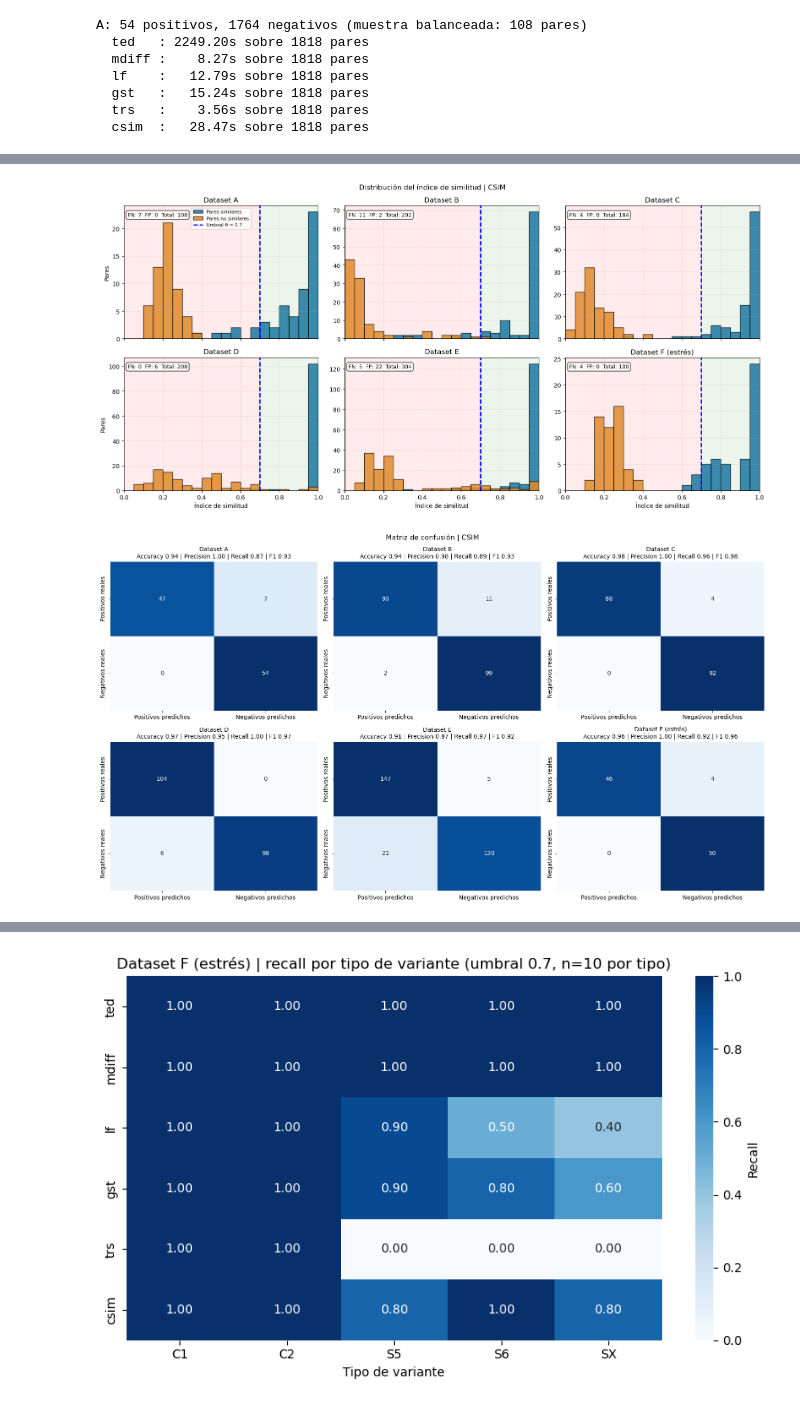
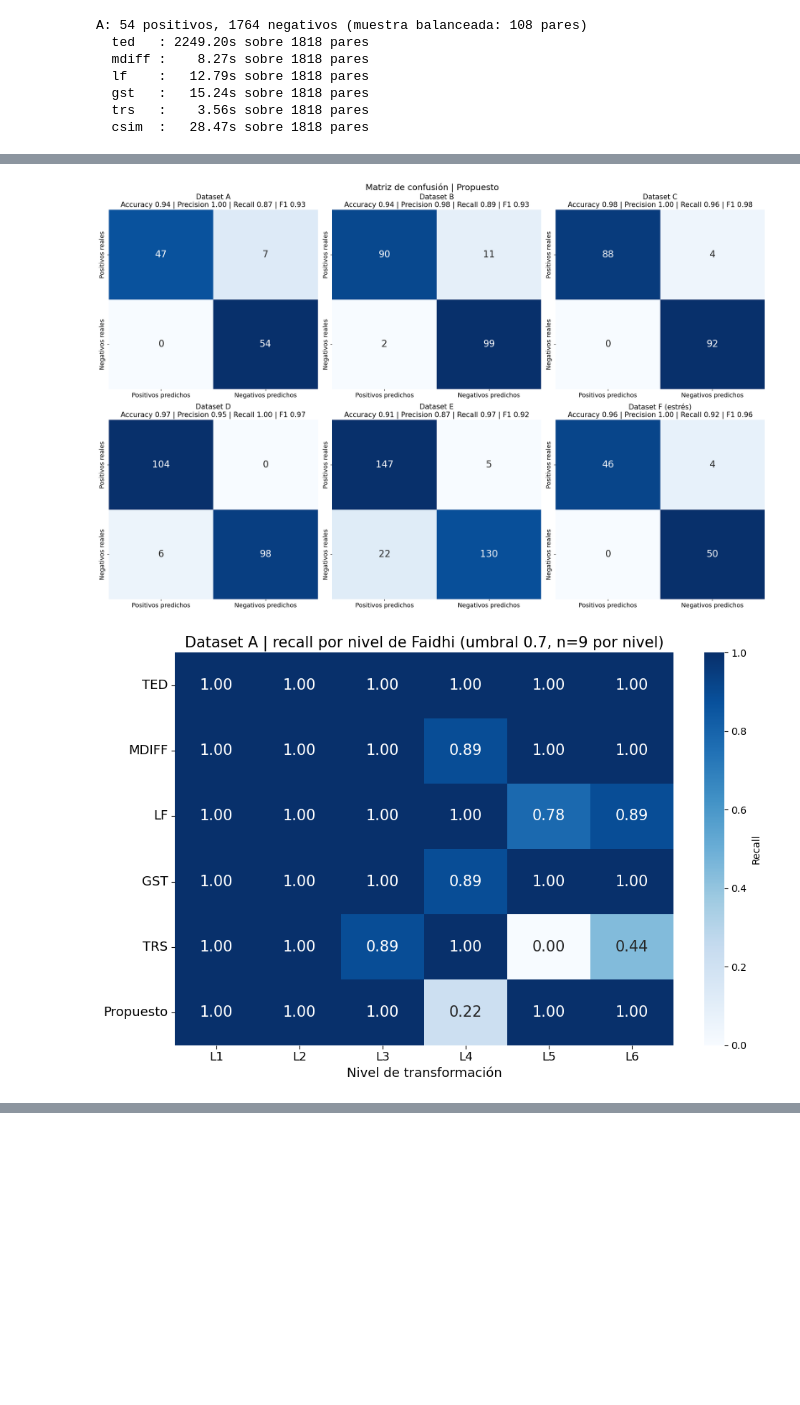
Before and after one commit to edsoneddy/scsc, a Jupyter notebook: notebooks/evaluation/evaluation.ipynb, the cells around one changed output, grey strips where cells are left out. Saved outputs shown, nothing was run; the diff lists cells and outputs as text; code cells hidden in the pictures; blank space fills up the shorter version.

```diff
--- a/notebooks/evaluation/evaluation.ipynb
+++ b/notebooks/evaluation/evaluation.ipynb
@@ -60,6 +60,9 @@ THRESHOLD = 0.70  # score >= THRESHOLD se clasifica como par similar (1)
 
 METHOD_COLORS = dict(zip(METHODS, sns.color_palette("tab10", len(METHODS))))
 
+# Nombre para mostrar en gráficas y tablas; "csim" es el algoritmo propuesto en la tesis
+METHOD_LABELS = {"ted": "TED", "mdiff": "MDIFF", "lf": "LF", "gst": "GST", "trs": "TRS", "csim": "Propuesto"}
+
 all_results = {}  # all_results[dataset_letter][method] = resultado de evaluate_method
 # %% [markdown]
 ## Funciones auxiliares
@@ -505,9 +508,9 @@ def plot_summary_heatmap(all_results, save_as=None):
             row.append(f1)
         rows.append(row)
 
-    df_f1 = pd.DataFrame(rows, index=[dataset_label(d) for d in dataset_letters], columns=METHODS)
+    df_f1 = pd.DataFrame(rows, index=[dataset_label(d) for d in dataset_letters], columns=[METHOD_LABELS.get(m, m) for m in METHODS])
 
-    plt.figure(figsize=(9, 6))
+    plt.figure(figsize=(10, 7))
     sns.heatmap(df_f1, annot=True, fmt=".2f", cmap="Blues", vmin=0, vmax=1, cbar_kws={"label": "F1-score"})
     plt.title("F1-score por método y dataset")
     plt.tight_layout()
@@ -531,9 +534,9 @@ def plot_overall_method_comparison(all_results, save_as=None):
     x = np.arange(len(metrics_names))
     width = 0.8 / len(METHODS)
 
-    plt.figure(figsize=(10, 6))
+    plt.figure(figsize=(11, 7))
     for i, m in enumerate(METHODS):
-        plt.bar(x + i * width, avg_data[m], width, label=m, color=METHOD_COLORS.get(m))
+        plt.bar(x + i * width, avg_data[m], width, label=METHOD_LABELS.get(m, m), color=METHOD_COLORS.get(m))
 
     plt.xticks(x + width * (len(METHODS) - 1) / 2, metrics_names)
     plt.ylim(0, 1.05)
@@ -551,8 +554,8 @@ def plot_overall_time_comparison(all_results, save_as=None):
     totals = [sum(all_results[ds][m]["time"] for ds in all_results) for m in METHODS]
     colors = [METHOD_COLORS.get(m) for m in METHODS]
 
-    plt.figure(figsize=(8, 5))
-    bars = plt.bar(METHODS, totals, color=colors)
+    plt.figure(figsize=(9, 6))
+    bars = plt.bar([METHOD_LABELS.get(m, m) for m in METHODS], totals, color=colors)
     plt.ylabel("Tiempo total (s)")
     plt.title(f"Tiempo total de ejecución por método (suma de los {len(all_results)} datasets)")
     for b, t in zip(bars, totals):
@@ -788,64 +794,41 @@ Las tres figuras grupales (F1 por dataset, métricas promedio y tiempo total) se
 # %%
-def plot_csim_distributions(all_results, method="csim", save_as=None):
-    """Distribución del índice de similitud por dataset, positivos frente a negativos, con el umbral."""
-    letters = list(all_results)
-    fig, axes = plt.subplots(2, 3, figsize=(16, 8), sharex=True)
-    bins = np.linspace(0, 1, 21)
-    for ax, L in zip(axes.ravel(), letters):
-        r = all_results[L][method]
-        s = np.array(r["scores"], dtype=float); y = np.array(r["truth"])
-        ax.axvspan(0, THRESHOLD, color="#ffe3e3", alpha=0.7); ax.axvspan(THRESHOLD, 1, color="#e3f1e3", alpha=0.7)
-        ax.hist(s[y == 1], bins=bins, color="#1b78a3", edgecolor="black", alpha=0.85, label="Pares similares")
-        ax.hist(s[y == 0], bins=bins, color="#e08a2b", edgecolor="black", alpha=0.85, label="Pares no similares")
-        ax.axvline(THRESHOLD, color="blue", linestyle="--", linewidth=2, label=f"Umbral θ = {THRESHOLD}")
-        fn = int(((s < THRESHOLD) & (y == 1)).sum()); fp = int(((s >= THRESHOLD) & (y == 0)).sum())
-        ax.text(0.02, 0.95, f"FN: {fn}  FP: {fp}  Total: {len(y)}", transform=ax.transAxes, va="top", fontsize=9,
-                bbox=dict(boxstyle="round", facecolor="white", alpha=0.9))
-        ax.set_title(dataset_label(L)); ax.set_xlim(0, 1); ax.grid(alpha=0.25)
-    for ax in axes.ravel()[len(letters):]:
-        ax.axis("off")
-    axes[0, 0].legend(loc="upper center", fontsize=8)
-    for ax in axes[1]: ax.set_xlabel("Índice de similitud")
-    for ax in axes[:, 0]: ax.set_ylabel("Pares")
-    fig.suptitle(f"Distribución del índice de similitud | {method.upper()}")
-    plt.tight_layout()
-    if save_as:
-        plt.savefig(os.path.join(FIG_DIR, save_as), dpi=150, bbox_inches="tight")
-    plt.show()
-
-
 def plot_csim_confusions(all_results, method="csim", save_as=None):
     """Matriz de confusión de un método en cada dataset, con sus métricas en el título."""
     letters = list(all_results)
-    fig, axes = plt.subplots(2, 3, figsize=(16, 9))
+    label = METHOD_LABELS.get(method, method.upper())
+    fig, axes = plt.subplots(2, 3, figsize=(20, 13))
     for ax, L in zip(axes.ravel(), letters):
         r = all_results[L][method]
         matrix, acc, prec, rec, f1 = calculate_metrics(r["truth"], r["pred"])
         sns.heatmap(pd.DataFrame(matrix, index=["Positivos reales", "Negativos reales"], columns=["Positivos predichos", "Negativos predichos"]),
-                    annot=True, fmt="d", cmap="Blues", cbar=False, ax=ax)
-        ax.set_title(f"{dataset_label(L)}\nAccuracy {acc:.2f} | Precision {prec:.2f} | Recall {rec:.2f} | F1 {f1:.2f}", fontsize=10)
+                    annot=True, fmt="d", annot_kws={"size": 20}, cmap="Blues", cbar=False, ax=ax)
+        ax.set_xticklabels(ax.get_xticklabels(), fontsize=13)
+        ax.set_yticklabels(ax.get_yticklabels(), fontsize=13, rotation=90, va="center")
+        ax.set_title(f"{dataset_label(L)}\nAccuracy {acc:.2f} | Precision {prec:.2f} | Recall {rec:.2f} | F1 {f1:.2f}", fontsize=15)
     for ax in axes.ravel()[len(letters):]:
         ax.axis("off")
-    fig.suptitle(f"Matriz de confusión | {method.upper()}")
+    fig.suptitle(f"Matriz de confusión | {label}", fontsize=18)
     plt.tight_layout()
     if save_as:
-        plt.savefig(os.path.join(FIG_DIR, save_as), dpi=150, bbox_inches="tight")
+        plt.savefig(os.path.join(FIG_DIR, save_as), dpi=200, bbox_inches="tight")
     plt.show()
 
 
 def plot_recall_heatmap(df, title, xlabel, save_as):
-    plt.figure(figsize=(8, 5))
-    sns.heatmap(df.loc[METHODS], annot=True, fmt=".2f", cmap="Blues", vmin=0, vmax=1, cbar_kws={"label": "Recall"})
-    plt.title(title); plt.xlabel(xlabel); plt.ylabel("")
+    df = df.rename(index=METHOD_LABELS).loc[[METHOD_LABELS.get(m, m) for m in METHODS]]
+    plt.figure(figsize=(10, 6.5))
+    sns.heatmap(df, annot=True, fmt=".2f", annot_kws={"size": 15}, cmap="Blues", vmin=0, vmax=1,
+                cbar_kws={"label": "Recall"})
+    plt.title(title, fontsize=15); plt.xlabel(xlabel, fontsize=13); plt.ylabel("")
+    plt.xticks(fontsize=12); plt.yticks(fontsize=13, rotation=0)
     plt.tight_layout()
-    plt.savefig(os.path.join(FIG_DIR, save_as), dpi=150, bbox_inches="tight")
+    plt.savefig(os.path.join(FIG_DIR, save_as), dpi=200, bbox_inches="tight")
     plt.show()
 
 
-plot_csim_distributions(all_results, save_as="fig_distribucion_csim.png")
 plot_csim_confusions(all_results, save_as="fig_matrices_confusion_csim.png")
 plot_recall_heatmap(df_a_levels, f"Dataset A | recall por nivel de Faidhi (umbral {THRESHOLD}, n=9 por nivel)", "Nivel de transformación", "fig_recall_por_nivel_A.png")
 plot_recall_heatmap(df_f_recall, f"Dataset F (estrés) | recall por tipo de variante (umbral {THRESHOLD}, n=10 por tipo)", "Tipo de variante", "fig_recall_por_tipo_F.png")
 # %% [output]
-[figure, old version]
+[figure, new version]
-[figure, old version]
+[figure, new version]
@@ -853 +835,0 @@ plot_recall_heatmap(df_f_recall, f"Dataset F (estrés) | recall por tipo de vari
-[figure, removed]
```
Also changed, not shown: parts of 15 cells of this notebook, 7 other files.
